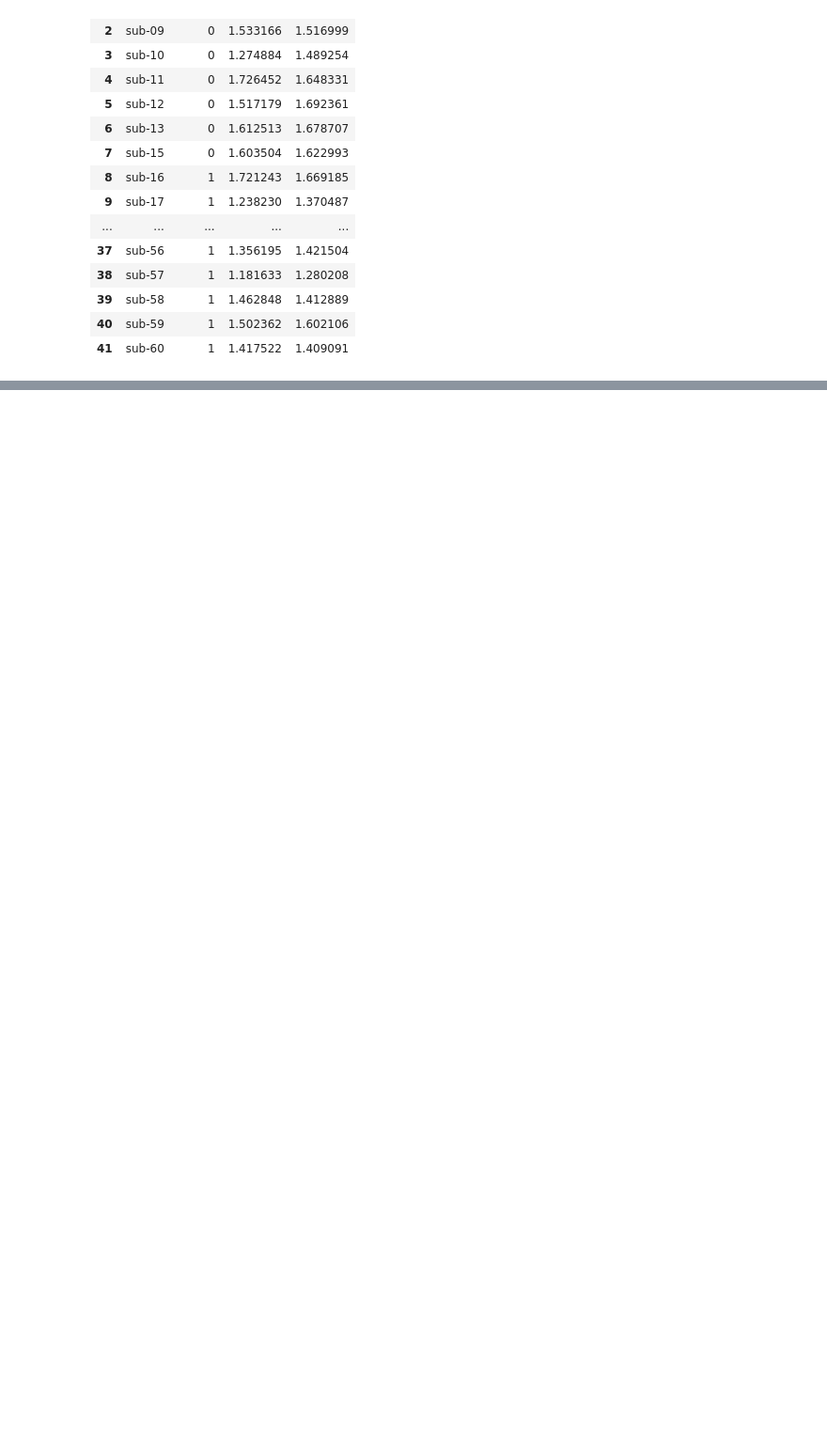
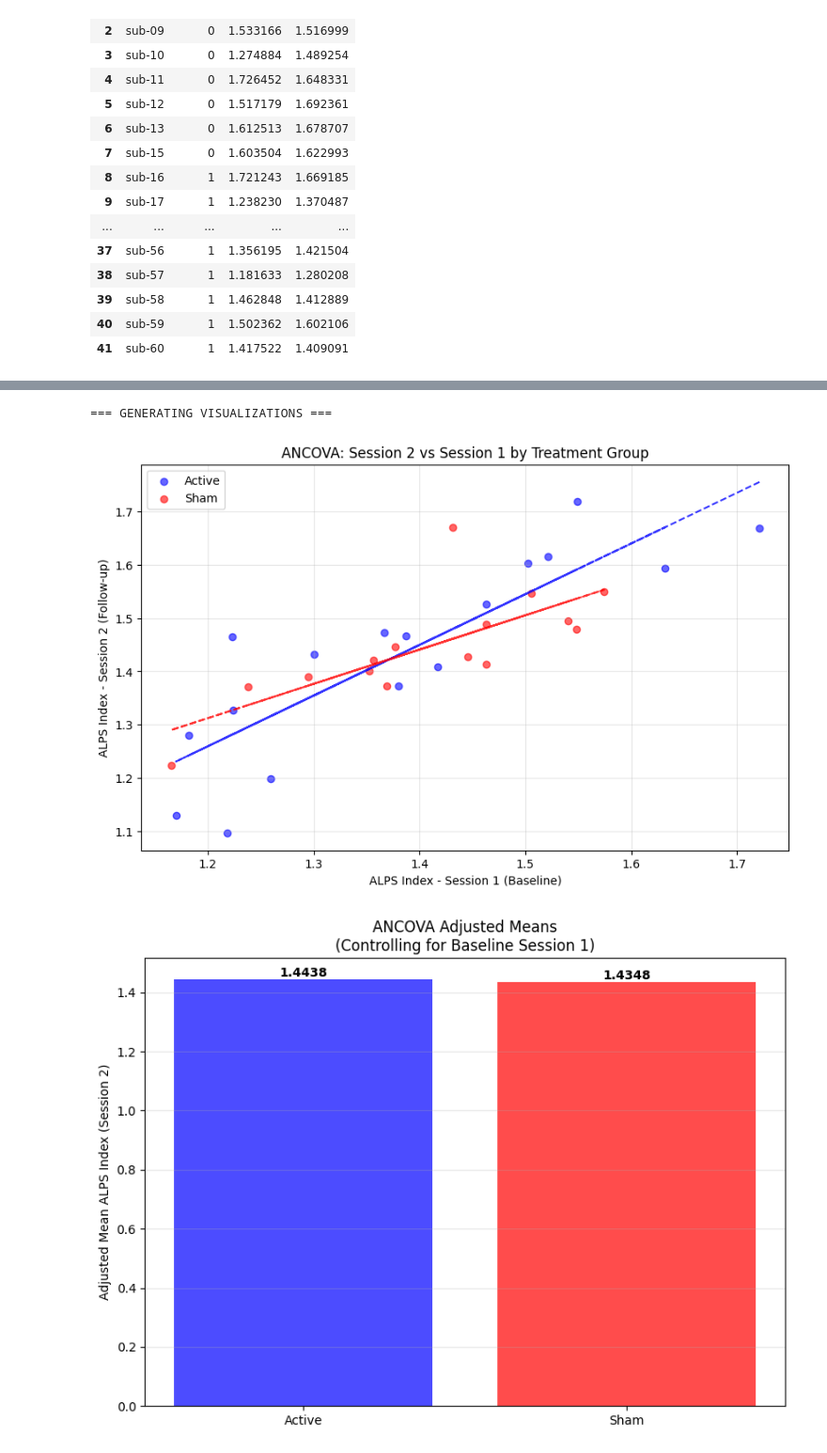
Before and after one commit to Alejandra-LozC/dti_alps, a Jupyter notebook: mex_aud_alps.ipynb, the cells around one changed output, grey strips where cells are left out. Shown at 94% size. Saved outputs shown, nothing was run; the diff lists cells and outputs as text; code cells hidden in the pictures; blank space fills up the shorter version.

```diff
--- a/mex_aud_alps.ipynb
+++ b/mex_aud_alps.ipynb
@@ -781,0 +566,61 @@ KeyError: 'C(tx)[T.1]'
+# %%
+# ==========================================
+# VISUALIZATIONS
+# ==========================================
+
+print("\n=== GENERATING VISUALIZATIONS ===")
+
+# Scatter plot with regression lines
+plt.figure(figsize=(10, 6))
+colors = ['blue', 'red']
+groups = [0, 1]
+group_names = ['Active', 'Sham']
+
+for i, group in enumerate(groups):
+    group_data = df_ancova[df_ancova['tx_num'] == group]
+
+    plt.scatter(group_data['Sesion1'], group_data['Sesion2'],
+                color=colors[i], alpha=0.6, label=group_names[i])
+
+    if len(group_data) > 1:
+        z = np.polyfit(group_data['Sesion1'], group_data['Sesion2'], 1)
+        p = np.poly1d(z)
+        plt.plot(group_data['Sesion1'], p(group_data['Sesion1']),
+                color=colors[i], linestyle='--', alpha=0.8)
+
+plt.xlabel('ALPS Index - Session 1 (Baseline)')
+plt.ylabel('ALPS Index - Session 2 (Follow-up)')
+plt.title('ANCOVA: Session 2 vs Session 1 by Treatment Group')
+plt.legend()
+plt.grid(True, alpha=0.3)
+plt.show()
+
+# Adjusted means (controlling for baseline)
+plt.figure(figsize=(8, 6))
+
+# Calculate adjusted means
+baseline_mean = df_ancova['Sesion1'].mean()
+intercept = model.params['Intercept']
+covariate_effect = model.params['Sesion1']
+treatment_effect = model.params[treat_param]
+
+adj_mean_active = intercept + (covariate_effect * baseline_mean)
+adj_mean_sham = intercept + treatment_effect + (covariate_effect * baseline_mean)
+
+adj_means = [adj_mean_active, adj_mean_sham]
+
+plt.bar(group_names, adj_means, color=['blue', 'red'], alpha=0.7)
+plt.ylabel('Adjusted Mean ALPS Index (Session 2)')
+plt.title('ANCOVA Adjusted Means\n(Controlling for Baseline Session 1)')
+plt.grid(axis='y', alpha=0.3)
+
+# Add value labels on bars
+for i, mean in enumerate(adj_means):
+    plt.text(i, mean + 0.001, f'{mean:.4f}', ha='center', va='bottom', fontweight='bold')
+
+plt.tight_layout()
+plt.show()
+# %% [output]
+=== GENERATING VISUALIZATIONS ===
+[figure, added]
+[figure, added]
```
Also changed, not shown: parts of 8 cells of this notebook.
